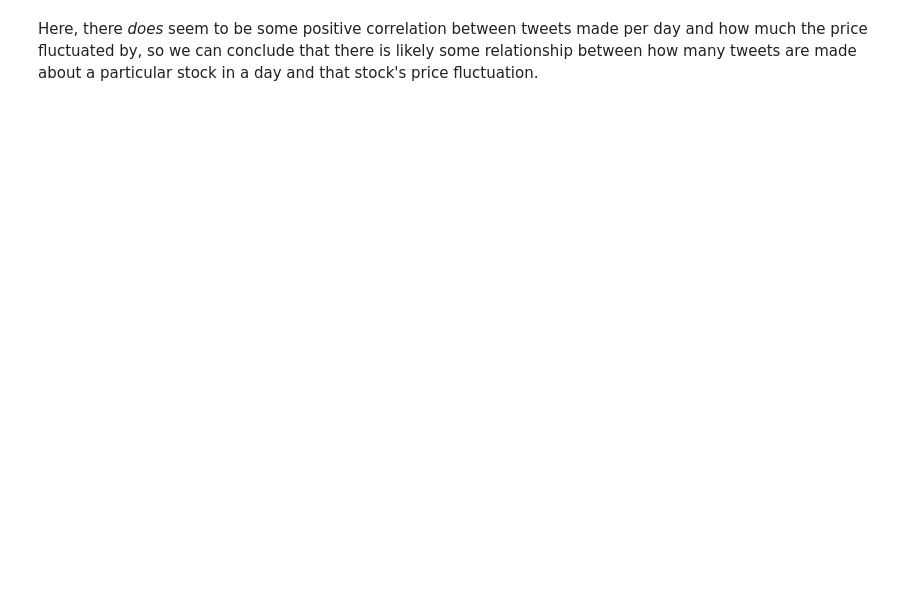
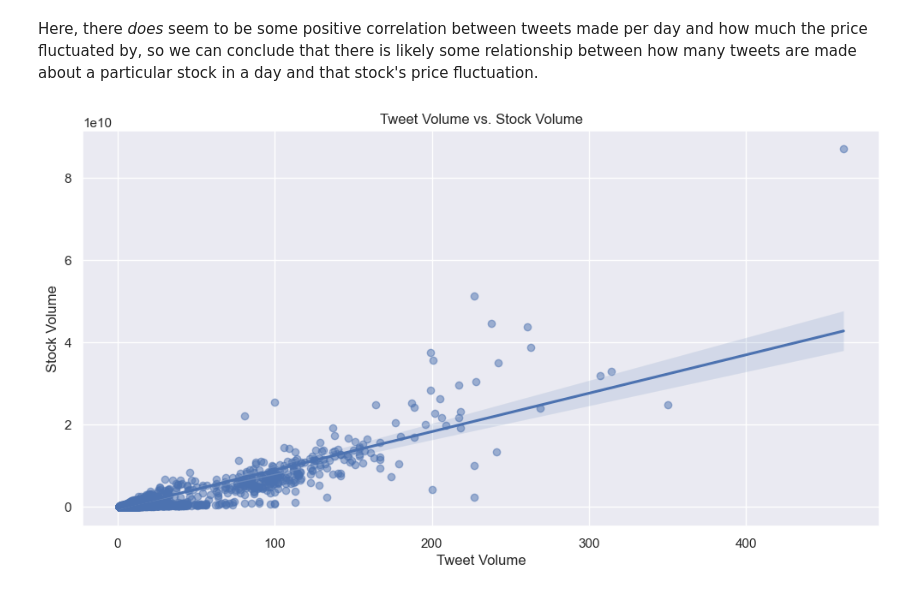
Before and after one commit to mir0codes/CMSC320SummerGroupProject, a Jupyter notebook: Checkpoint_2.ipynb, the cells around one changed output. Saved outputs shown, nothing was run; the diff lists cells and outputs as text; code cells hidden in the pictures; blank space fills up the shorter version.

Commit message:
added graphs and analysis

```diff
--- a/Checkpoint_2.ipynb
+++ b/Checkpoint_2.ipynb
@@ -322,2 +322,24 @@ sns.lmplot(data=pc_group, x="Counts", y="Fluctuation")
 # %% [markdown]
 Here, there *does* seem to be some positive correlation between tweets made per day and how much the price fluctuated by, so we can conclude that there is likely some relationship between how many tweets are made about a particular stock in a day and that stock's price fluctuation.
+# %%
+# Sanjit Thangarasu
+# Analysis 1: Tweet Volume vs. Stock Volume
+# Count the number of tweets per day per stock
+tweet_volume = merged_df.groupby(['Date', 'Stock Name']).size().reset_index(name='Tweet Volume')
+
+# Sum the stock volume per day per stock
+stock_volume = merged_df.groupby(['Date', 'Stock Name'])['Volume'].sum().reset_index(name='Stock Volume')
+
+# Merge the tweet volume and stock volume dataframes
+volume_df = pd.merge(tweet_volume, stock_volume, on=['Date', 'Stock Name'])
+
+# Plot Tweet Volume vs. Stock Volume
+plt.figure(figsize=(12, 6))
+sns.set(style="darkgrid")
+sns.regplot(x='Tweet Volume', y='Stock Volume', data=volume_df, scatter_kws={'alpha':0.5})
+plt.title('Tweet Volume vs. Stock Volume')
+plt.xlabel('Tweet Volume')
+plt.ylabel('Stock Volume')
+plt.show()
+# %% [output]
+[figure, added]
```
Also changed, not shown: parts of 7 cells of this notebook.
